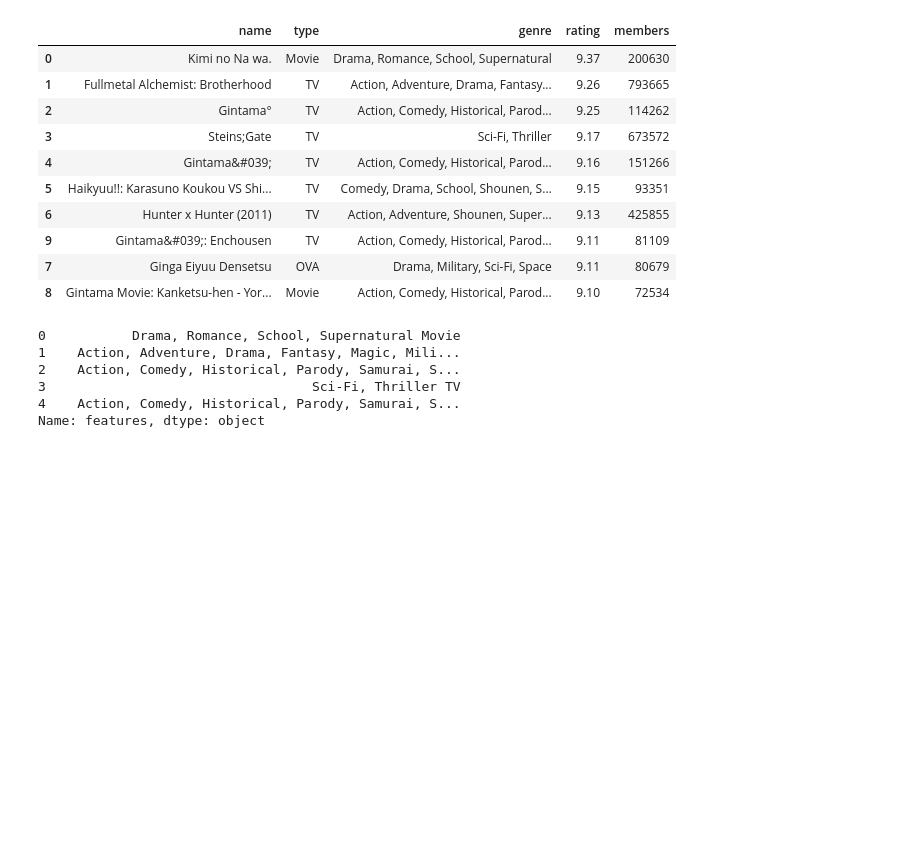
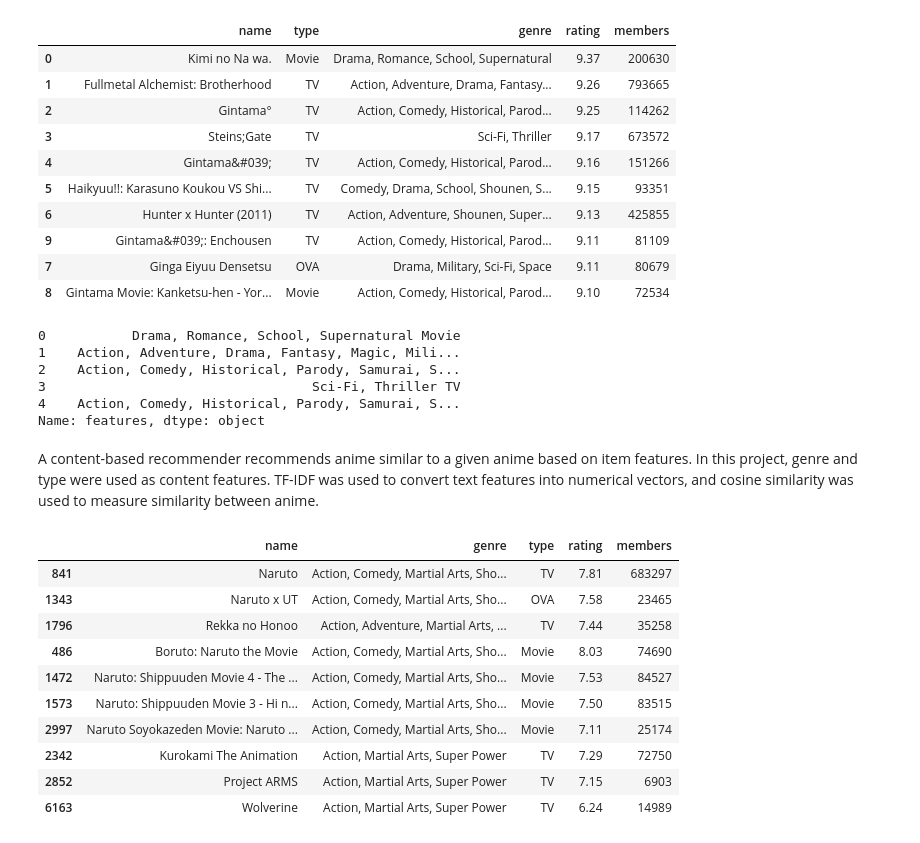
Before and after one commit to vividwhisp/machine-learning-from-scratch, a Jupyter notebook: recommender_system.ipynb, the cells around one changed output. Saved outputs shown, nothing was run; the diff lists cells and outputs as text; code cells hidden in the pictures; blank space fills up the shorter version.

Commit message:
content based filtering implement

```diff
--- a/recommender_system.ipynb
+++ b/recommender_system.ipynb
@@ -241,7 +241,7 @@ Name: features, dtype: object
 # %%
 from sklearn.feature_extraction.text import TfidfVectorizer
 
-tfidf = TfidfVectorizer(stop_words="english")\
+tfidf = TfidfVectorizer(stop_words="english")
 
 tfidf_matrix = tfidf.fit_transform(content_df["features"])
 # %%
@@ -249,7 +249,48 @@ from sklearn.metrics.pairwise import cosine_similarity
 
 cosine_sim = cosine_similarity(tfidf_matrix, tfidf_matrix)
 # %%
-anime_indices = pd.DataFrame(
+content_df["clean_name"] = content_df["name"].str.lower().str.strip()
+
+anime_indices = pd.Series(
     content_df.index,
-    index=content_df["name"]
+    index=content_df["clean_name"]
 ).drop_duplicates()
+# %%
+def recommend_anime_by_content(anime_name, top_n=10):
+    anime_name = anime_name.lower().strip()
+    if anime_name not in anime_indices:
+        return "Anime not found in dataset"
+
+    idx = anime_indices[anime_name]
+
+    similarity_scores = list(enumerate(cosine_sim[idx]))
+
+    similarity_scores = sorted(
+        similarity_scores,
+        key=lambda x: x[1],
+        reverse=True
+    )
+
+    similarity_scores = similarity_scores[1:top_n + 1]
+
+    anime_indexes = [i[0] for i in similarity_scores]
+
+    return content_df[["name", "genre", "type", "rating", "members"]].iloc[anime_indexes]
+# %% [markdown]
+A content-based recommender recommends anime similar to a given anime based on item features.
+In this project, genre and type were used as content features.
+TF-IDF was used to convert text features into numerical vectors, and cosine similarity was used to measure similarity between anime.
+# %%
+recommend_anime_by_content("Naruto")
+# %% [output]
+|  | name | genre | type | rating | members |
+| 841 | Naruto | Action, Comedy, Martial Arts, Sho... | TV | 7.81 | 683297 |
+| 1343 | Naruto x UT | Action, Comedy, Martial Arts, Sho... | OVA | 7.58 | 23465 |
+| 1796 | Rekka no Honoo | Action, Adventure, Martial Arts, ... | TV | 7.44 | 35258 |
+| 486 | Boruto: Naruto the Movie | Action, Comedy, Martial Arts, Sho... | Movie | 8.03 | 74690 |
+| 1472 | Naruto: Shippuuden Movie 4 - The ... | Action, Comedy, Martial Arts, Sho... | Movie | 7.53 | 84527 |
+| 1573 | Naruto: Shippuuden Movie 3 - Hi n... | Action, Comedy, Martial Arts, Sho... | Movie | 7.50 | 83515 |
+| 2997 | Naruto Soyokazeden Movie: Naruto ... | Action, Comedy, Martial Arts, Sho... | Movie | 7.11 | 25174 |
+| 2342 | Kurokami The Animation | Action, Martial Arts, Super Power | TV | 7.29 | 72750 |
+| 2852 | Project ARMS | Action, Martial Arts, Super Power | TV | 7.15 | 6903 |
+| 6163 | Wolverine | Action, Martial Arts, Super Power | TV | 6.24 | 14989 |
```
Also changed, not shown: parts of 3 cells of this notebook.
